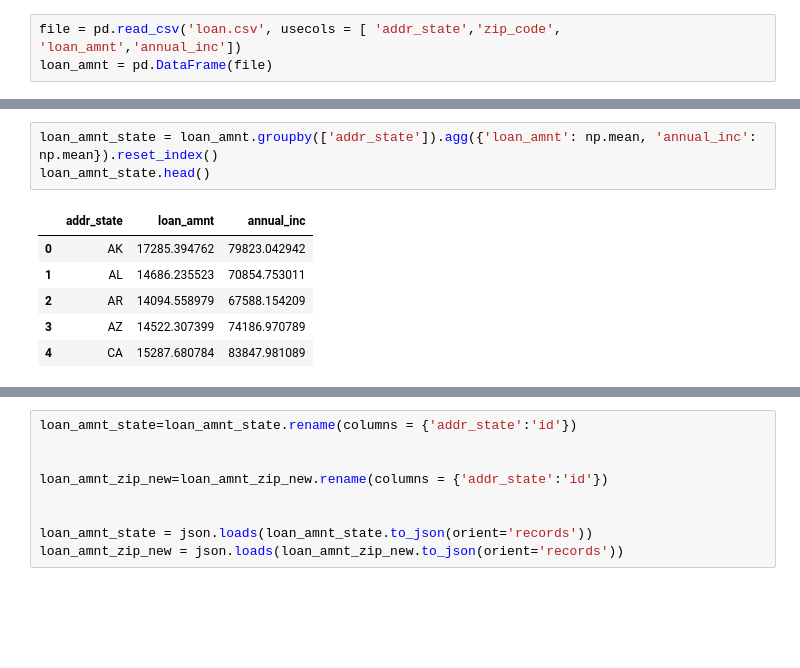
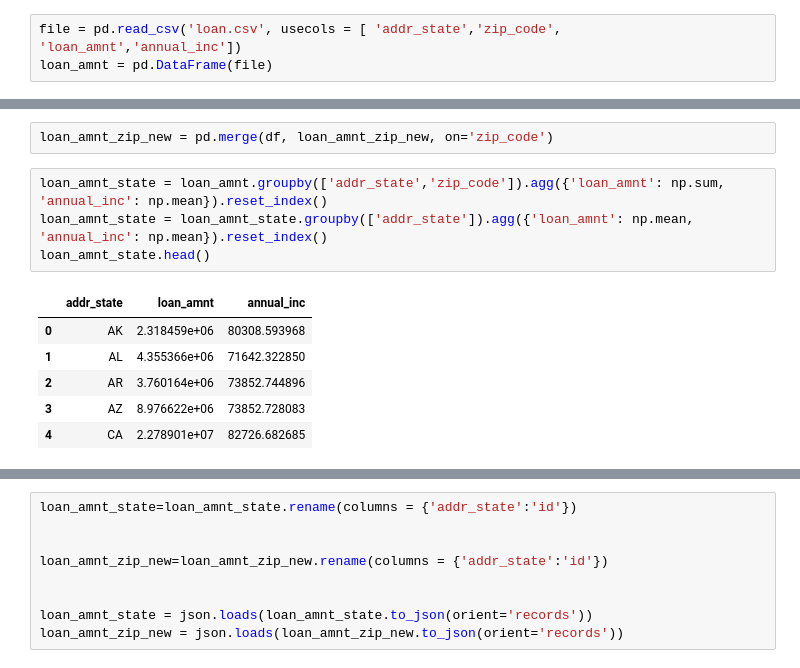
Before and after one commit to ycc1107/EDAV, a Jupyter notebook: term/load_data_geo.ipynb, the cells around one changed output, grey strips where cells are left out. Cells and saved outputs as stored; diff of their text form; blank space fills up the shorter version.

```diff
--- a/term/load_data_geo.ipynb
+++ b/term/load_data_geo.ipynb
@@ -79,13 +98,16 @@ loan_amnt_zip_new.head()
+# %%
+loan_amnt_zip_new = pd.merge(df, loan_amnt_zip_new, on='zip_code')
 # %%
-loan_amnt_state = loan_amnt.groupby(['addr_state']).agg({'loan_amnt': np.mean, 'annual_inc': np.mean}).reset_index()
+loan_amnt_state = loan_amnt.groupby(['addr_state','zip_code']).agg({'loan_amnt': np.sum, 'annual_inc': np.mean}).reset_index()
+loan_amnt_state = loan_amnt_state.groupby(['addr_state']).agg({'loan_amnt': np.mean, 'annual_inc': np.mean}).reset_index()
 loan_amnt_state.head()
 # %% [output]
 |  | addr_state | loan_amnt | annual_inc |
-| 0 | AK | 17285.394762 | 79823.042942 |
-| 1 | AL | 14686.235523 | 70854.753011 |
-| 2 | AR | 14094.558979 | 67588.154209 |
-| 3 | AZ | 14522.307399 | 74186.970789 |
-| 4 | CA | 15287.680784 | 83847.981089 |
+| 0 | AK | 2.318459e+06 | 80308.593968 |
+| 1 | AL | 4.355366e+06 | 71642.322850 |
+| 2 | AR | 3.760164e+06 | 73852.744896 |
+| 3 | AZ | 8.976622e+06 | 73852.728083 |
+| 4 | CA | 2.278901e+07 | 82726.682685 |
 # %%
 state_codes = {
     'WA': '53', 'DE': '10', 'DC': '11', 'WI': '55', 'WV': '54', 'HI': '15',
```
Also changed, not shown: parts of 13 cells of this notebook, 1 other file.
